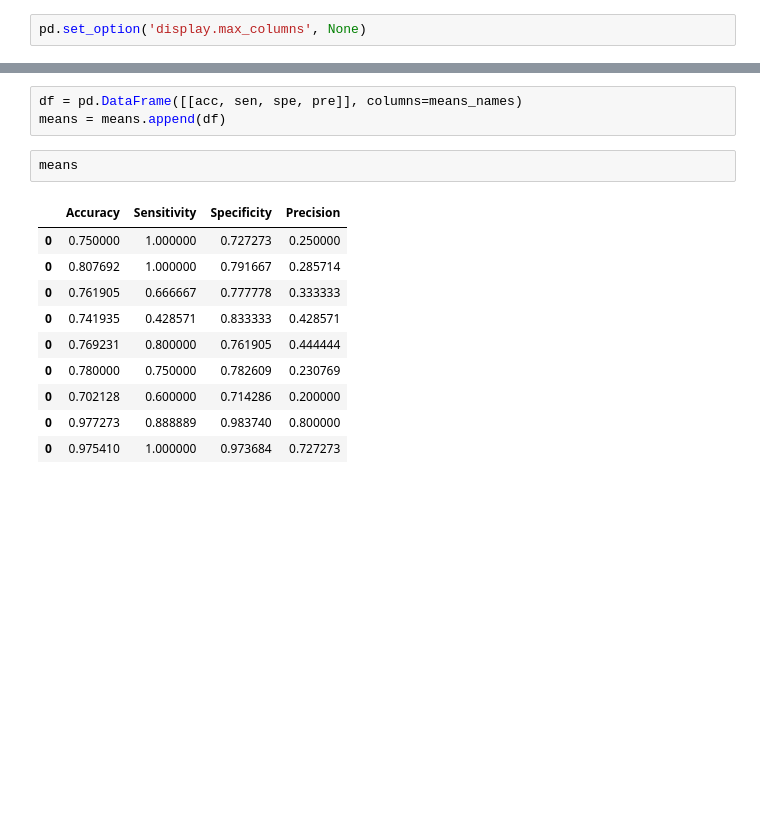
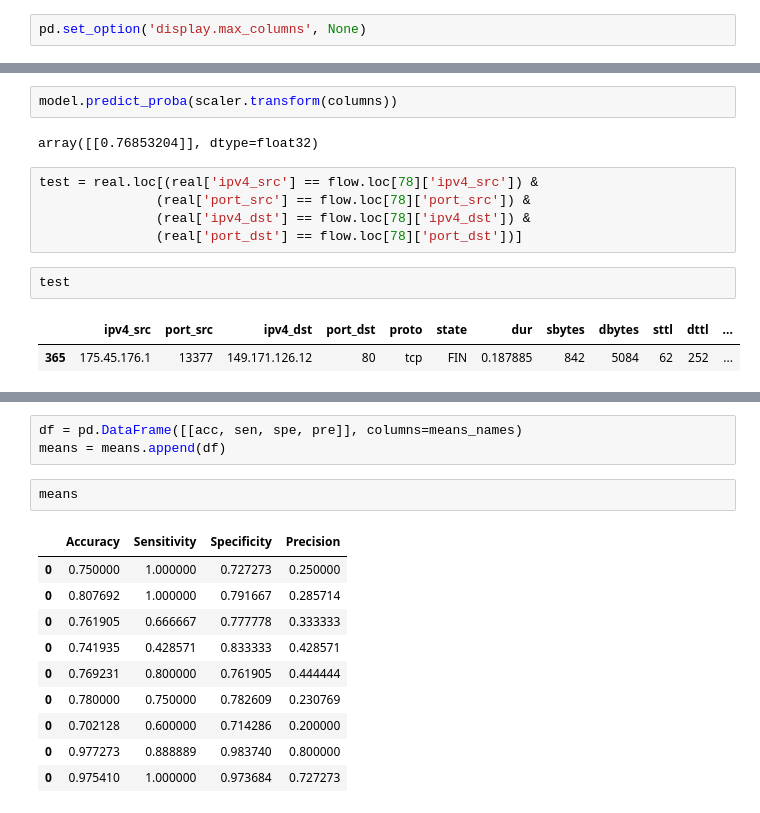
Before and after one commit to j05k0/DP_Security_improvements, a Jupyter notebook: jupyter_notebooks/Flows_dump_evaluation.ipynb, the cells around one changed output, grey strips where cells are left out. Saved outputs shown, nothing was run; the diff lists cells and outputs as text; blank space fills up the shorter version.

```diff
--- a/jupyter_notebooks/Flows_dump_evaluation.ipynb
+++ b/jupyter_notebooks/Flows_dump_evaluation.ipynb
@@ -194,0 +248,14 @@ F1 score is 94.74%
+# %%
+model.predict_proba(scaler.transform(columns))
+# %% [output]
+array([[0.76853204]], dtype=float32)
+# %%
+test = real.loc[(real['ipv4_src'] == flow.loc[78]['ipv4_src']) &
+               (real['port_src'] == flow.loc[78]['port_src']) &
+               (real['ipv4_dst'] == flow.loc[78]['ipv4_dst']) &
+               (real['port_dst'] == flow.loc[78]['port_dst'])]
+# %%
+test
+# %% [output]
+|  | ipv4_src | port_src | ipv4_dst | port_dst | proto | state | dur | sbytes | dbytes | sttl | dttl | ... |
+| 365 | 175.45.176.1 | 13377 | 149.171.126.12 | 80 | tcp | FIN | 0.187885 | 842 | 5084 | 62 | 252 | ... |
```
Also changed, not shown: parts of 27 cells of this notebook, 3 other files.
